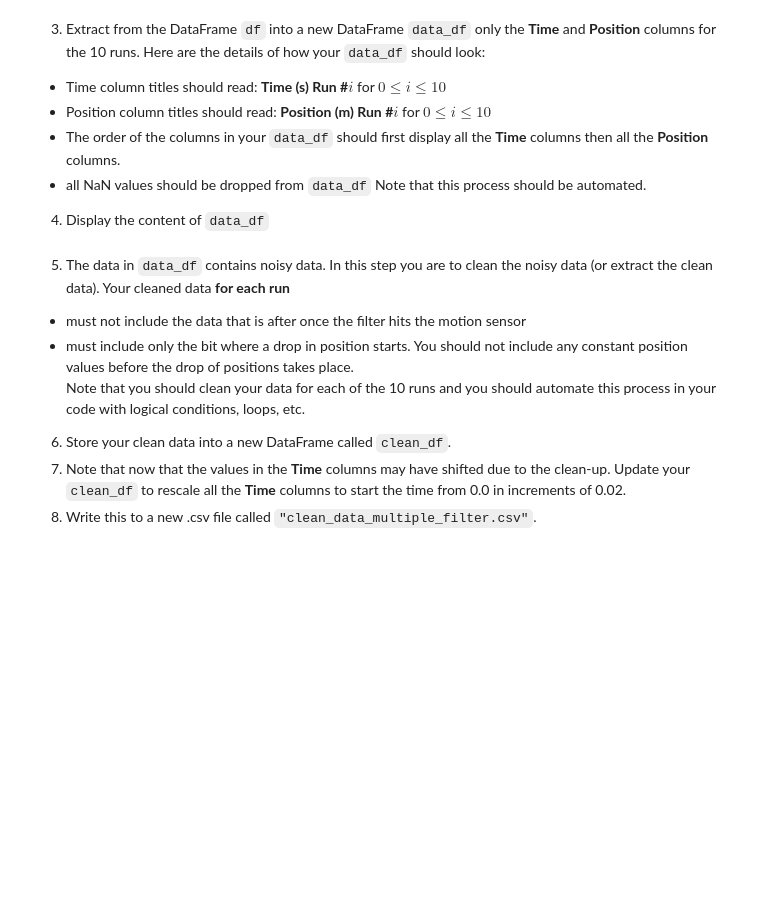
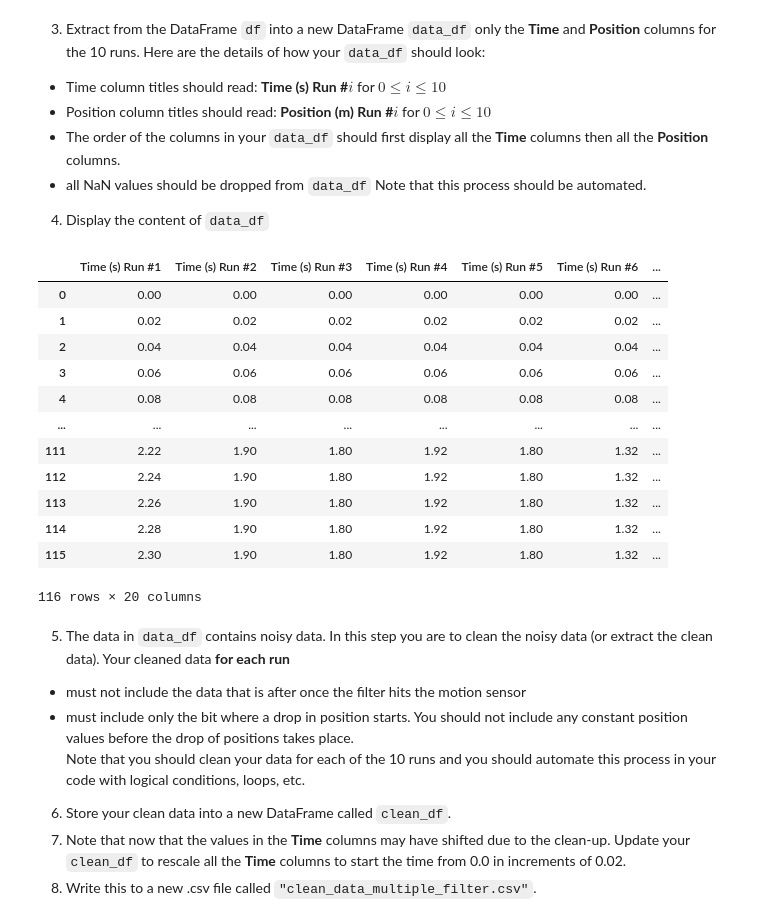
Before and after one commit to jems41/SF-2, a Jupyter notebook: class-work/week-4/Assignment/assign1.ipynb, the cells around one changed output. Cells and saved outputs as stored; diff of their text form; code cells hidden in the pictures; blank space fills up the shorter version.

```diff
--- a/class-work/week-4/Assignment/assign1.ipynb
+++ b/class-work/week-4/Assignment/assign1.ipynb
@@ -202,3 +202,5 @@ plt.show()
 3. Display the content of the DataFrame to the screen
 # %%
 # Your code for steps 1 and 2 go here:
+df = pd.read_csv('CapstoneData2nd.csv')
+df
@@ -215,3 +229,32 @@ Note that this process should be automated.
+# %%
+# Your code for steps 3 and 4 go here:
+new_data2 = []
+
+for i in range(10):
+    new_data2.append(df.iloc[:, [i*4]])
+
+for i in range(10):
+    new_data2.append(df.iloc[:, [i*4+1]])
+
+data_df = pd.concat(new_data2, axis=1)
+
+data_df = data_df.fillna(method="ffill").fillna(method="bfill")
+
+data_df
+# %% [output]
+|  | Time (s) Run #1 | Time (s) Run #2 | Time (s) Run #3 | Time (s) Run #4 | Time (s) Run #5 | Time (s) Run #6 | ... |
+| 0 | 0.00 | 0.00 | 0.00 | 0.00 | 0.00 | 0.00 | ... |
+| 1 | 0.02 | 0.02 | 0.02 | 0.02 | 0.02 | 0.02 | ... |
+| 2 | 0.04 | 0.04 | 0.04 | 0.04 | 0.04 | 0.04 | ... |
+| 3 | 0.06 | 0.06 | 0.06 | 0.06 | 0.06 | 0.06 | ... |
+| 4 | 0.08 | 0.08 | 0.08 | 0.08 | 0.08 | 0.08 | ... |
+| ... | ... | ... | ... | ... | ... | ... | ... |
+| 111 | 2.22 | 1.90 | 1.80 | 1.92 | 1.80 | 1.32 | ... |
+| 112 | 2.24 | 1.90 | 1.80 | 1.92 | 1.80 | 1.32 | ... |
+| 113 | 2.26 | 1.90 | 1.80 | 1.92 | 1.80 | 1.32 | ... |
+| 114 | 2.28 | 1.90 | 1.80 | 1.92 | 1.80 | 1.32 | ... |
+| 115 | 2.30 | 1.90 | 1.80 | 1.92 | 1.80 | 1.32 | ... |
+116 rows × 20 columns
 # %% [markdown]
 5. The data in `data_df` contains noisy data.  In this step you are to clean the noisy data (or extract the clean data). Your cleaned data **for each run**
 - must not include the data that is after once the filter hits the motion sensor
```
Also changed, not shown: parts of 6 cells of this notebook, 2 other files.
